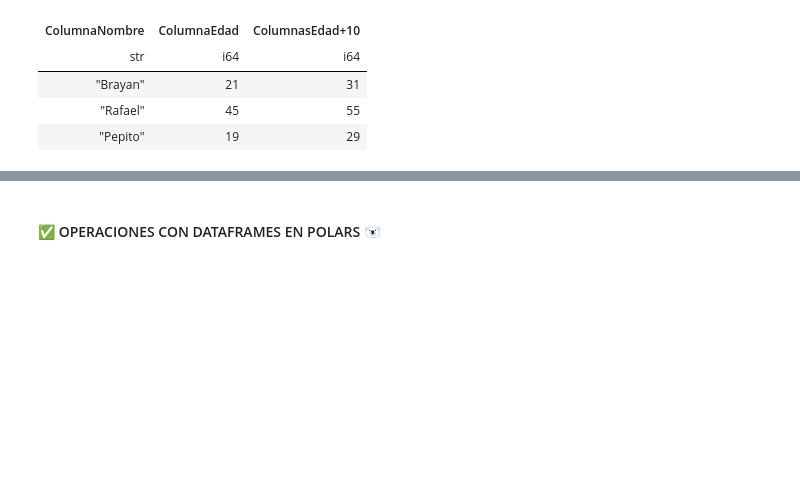
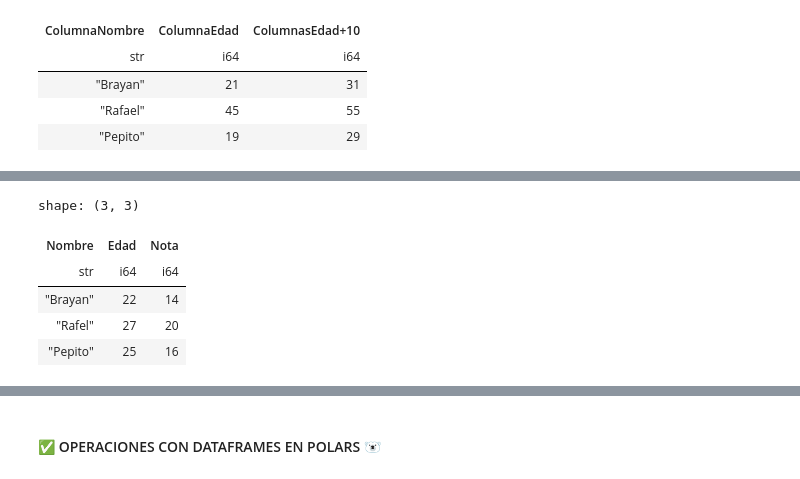
Before and after one commit to BrayanR03/Fundamentos-Pandas-y-Polars, a Jupyter notebook: polars/01_series_en_polars.ipynb, the cells around one changed output, grey strips where cells are left out. Cells and saved outputs as stored; diff of their text form; code cells hidden in the pictures; blank space fills up the shorter version.

```diff
--- a/polars/01_series_en_polars.ipynb
+++ b/polars/01_series_en_polars.ipynb
@@ -261,0 +299,26 @@ shape: (3, 3)
+# %%
+# DEFINIR UN LAZYFRAME DESDE CERO
+lazyframe = pl.LazyFrame(data=[["Brayan","Rafel","Pepito"],[22,27,25],[14,20,16]],
+                         schema={"Nombre":pl.String,"Edad":pl.Int64,"Nota":pl.Int64}) # ⬅️ Establecemos el tipo de dato en la columna.
+
+lazyframe.collect()
+
+"""
+💡 Importante: Al definir las columnas para el lazyframe debemos tener en cuenta que
+               se deben tener la misma cantidad de elementos de acuerdo a la cantidad de columnas,
+               caso contrario, generará un error porque ciertas filas, no tienen la misma cantidad
+               de elementos que la  columnas. Además, cada lista de datos llenará toda una sola columna
+               en el lazyframe.
+"""
+
+# lazyframe_valores_faltantes = pl.LazyFrame(data=[["Brayan","Rafael"],[16,15]],
+#                                 schema=["Nombre","Edad","Nota"])
+# lazyframe_valores_faltantes.collect() # ❌ Genera error porque los datos son solo de 2 columnas
+#                                             y el lazyframe presenta 3 columnas.
+# %% [output]
+shape: (3, 3)
+| Nombre | Edad | Nota |
+| str | i64 | i64 |
+| "Brayan" | 22 | 14 |
+| "Rafel" | 27 | 20 |
+| "Pepito" | 25 | 16 |
```
Also changed, not shown: parts of 6 cells of this notebook, 1 other file.
